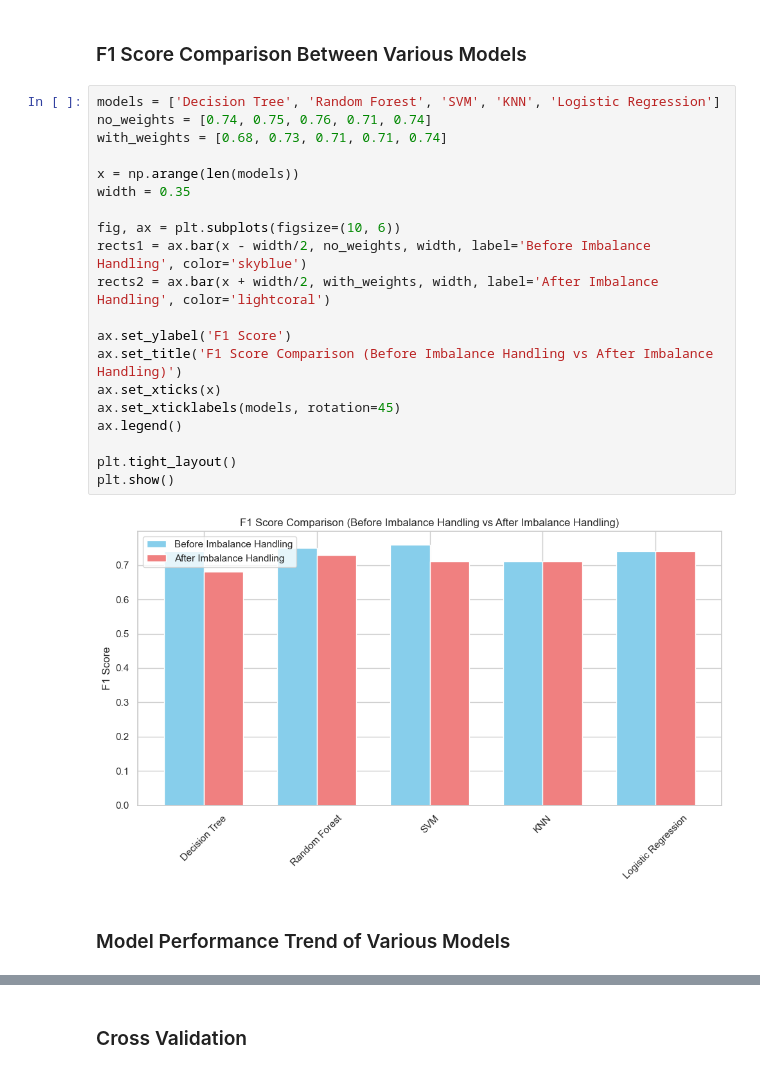
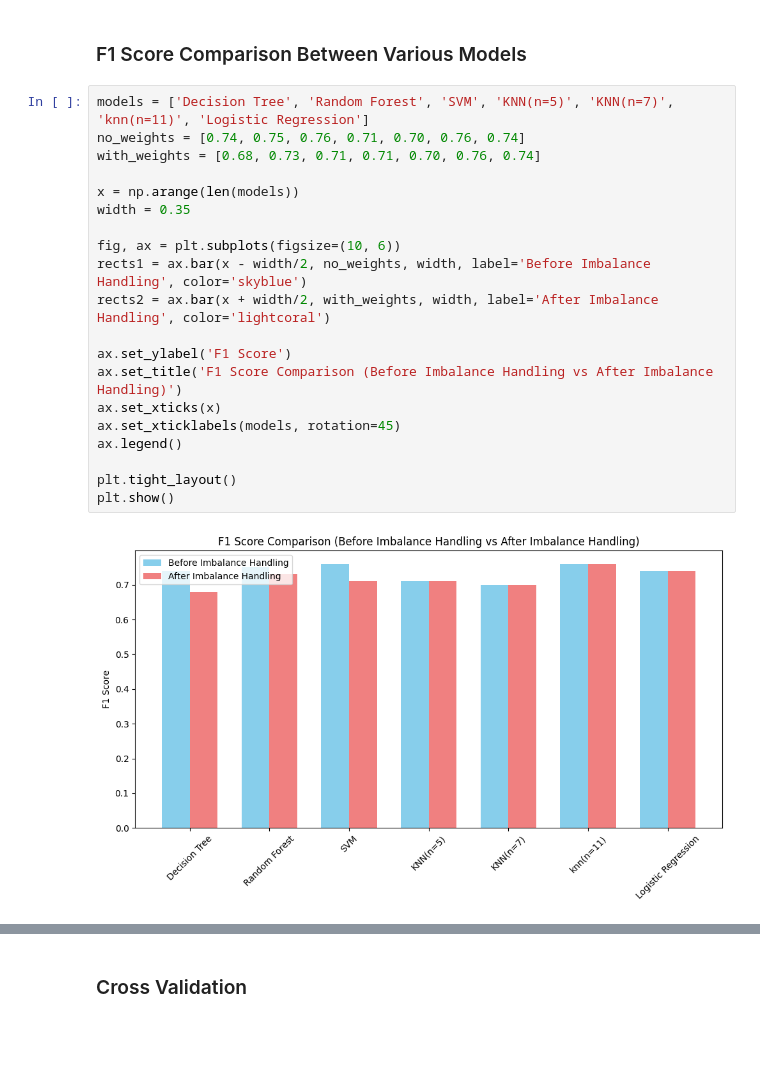
Before and after one commit to SakibMizan/MLProjectStudentPerformance, a Jupyter notebook: SakibMizanProject.ipynb, the cells around one changed output, grey strips where cells are left out. Saved outputs shown, nothing was run; the diff lists cells and outputs as text; blank space fills up the shorter version.

```diff
--- a/SakibMizanProject.ipynb
+++ b/SakibMizanProject.ipynb
@@ -911,26 +928,24 @@ plt.show()
 # %% [markdown]
 ### F1 Score Comparison Between Various Models
 # %%
-models = ['Decision Tree', 'Random Forest', 'SVM', 'KNN', 'Logistic Regression']
-no_weights = [0.74, 0.75, 0.76, 0.71, 0.74]
-with_weights = [0.68, 0.73, 0.71, 0.71, 0.74]
+models = ['Decision Tree', 'Random Forest', 'SVM', 'KNN(n=5)', 'KNN(n=7)', 'knn(n=11)', 'Logistic Regression']
+no_weights = [0.74, 0.75, 0.76, 0.71, 0.70, 0.76, 0.74]
+with_weights = [0.68, 0.73, 0.71, 0.71, 0.70, 0.76, 0.74]
 
 x = np.arange(len(models))
 width = 0.35
 
 fig, ax = plt.subplots(figsize=(10, 6))
 rects1 = ax.bar(x - width/2, no_weights, width, label='Before Imbalance Handling', color='skyblue')
 rects2 = ax.bar(x + width/2, with_weights, width, label='After Imbalance Handling', color='lightcoral')
 
 ax.set_ylabel('F1 Score')
 ax.set_title('F1 Score Comparison (Before Imbalance Handling vs After Imbalance Handling)')
 ax.set_xticks(x)
 ax.set_xticklabels(models, rotation=45)
 ax.legend()
 
 plt.tight_layout()
 plt.show()
 # %% [output]
-[figure, old version]
+[figure, new version]
-# %% [markdown]
-### Model Performance Trend of Various Models
```
Also changed, not shown: parts of 27 cells of this notebook.
